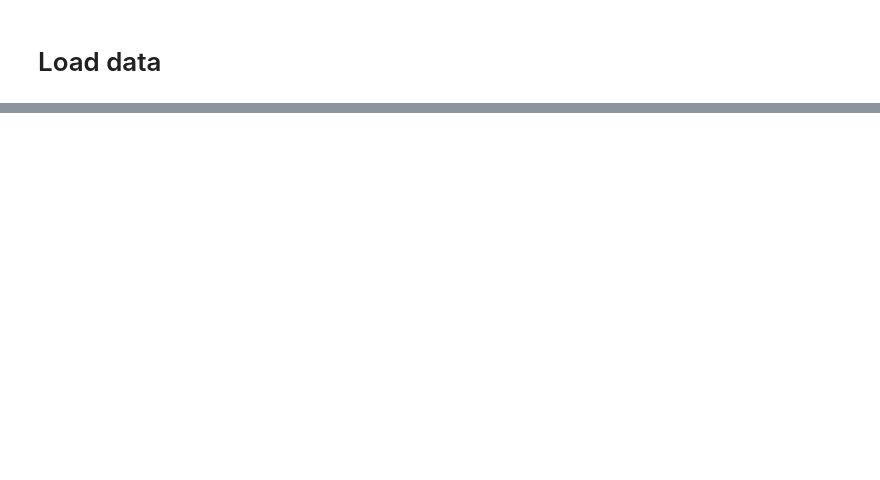
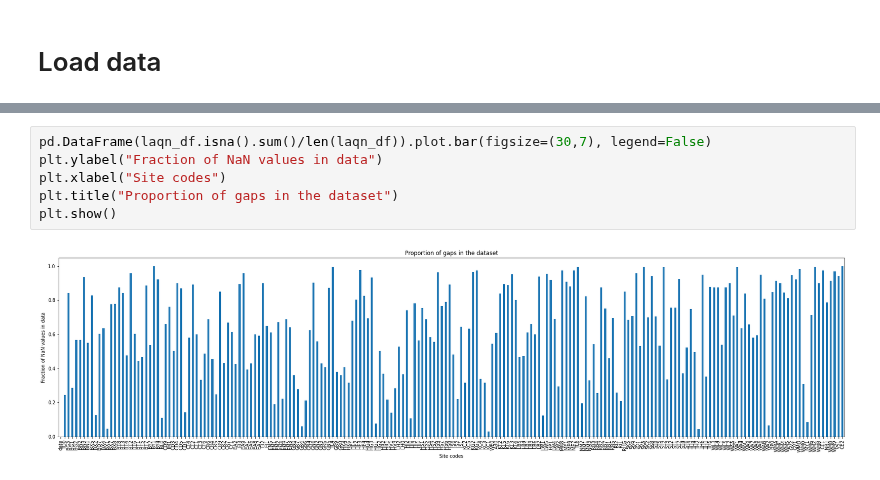
Before and after one commit to michellewl/AQmortality, a Jupyter notebook: mortality_model/MEng_LAQN_project/LAQN_intro.ipynb, the cells around one changed output, grey strips where cells are left out. Drawn from its saved outputs; the diff is of its cells as text; blank space fills up the shorter version.

```diff
--- a/mortality_model/MEng_LAQN_project/LAQN_intro.ipynb
+++ b/mortality_model/MEng_LAQN_project/LAQN_intro.ipynb
@@ -154,0 +216,8 @@ print(london_sites_gdf.shape)
+# %%
+pd.DataFrame(laqn_df.isna().sum()/len(laqn_df)).plot.bar(figsize=(30,7), legend=False)
+plt.ylabel("Fraction of NaN values in data")
+plt.xlabel("Site codes")
+plt.title("Proportion of gaps in the dataset")
+plt.show()
+# %% [output]
+[figure, added]
```
Also changed, not shown: parts of 14 cells of this notebook, 1 other file.
